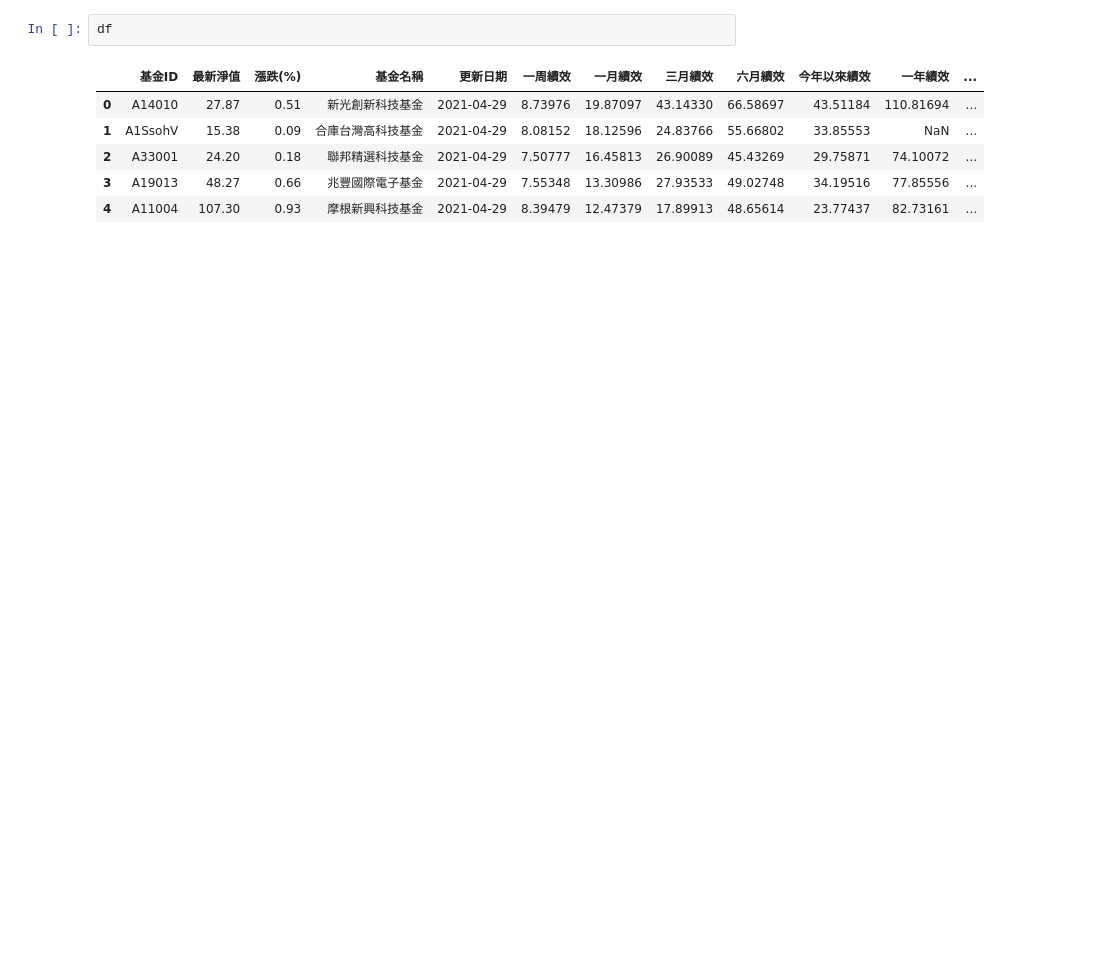
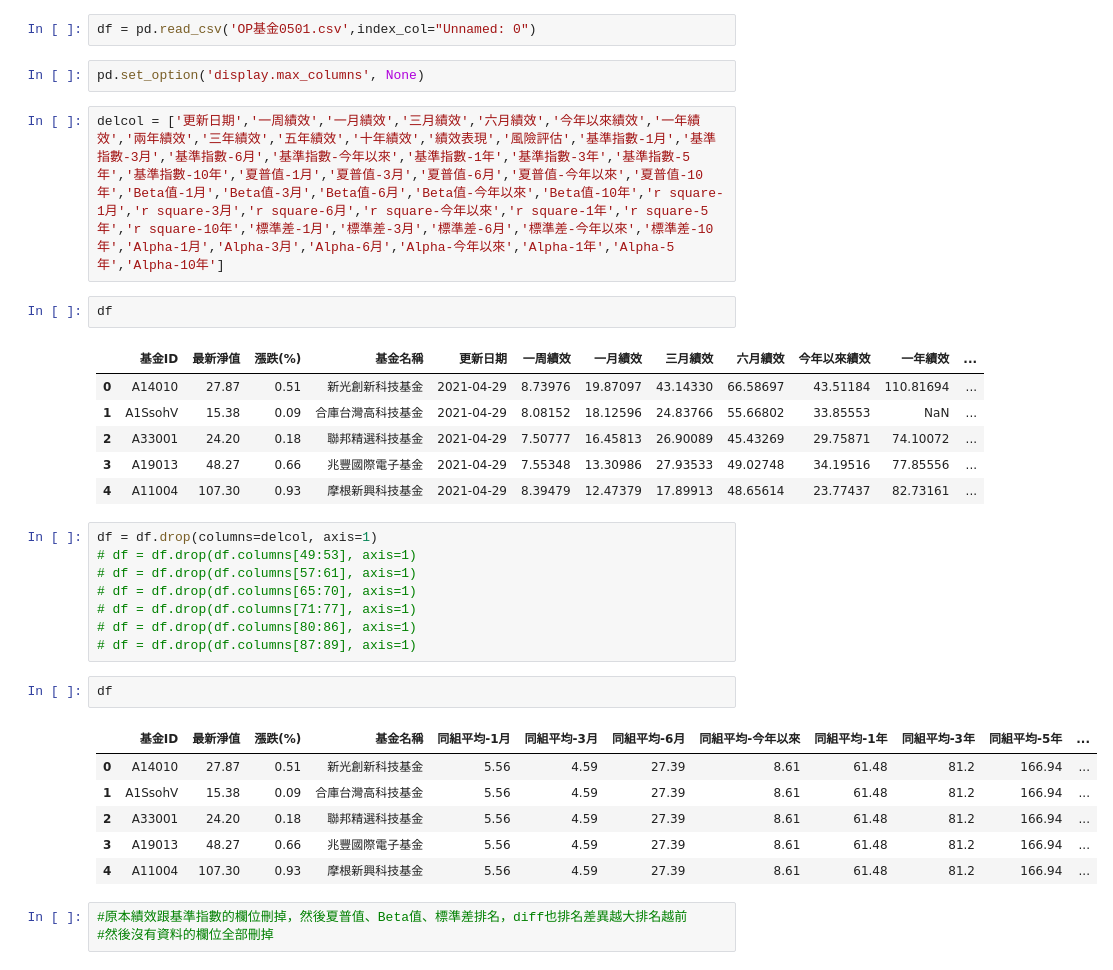
Before and after one commit to Vivian-Chou/Fintech-programming, a Jupyter notebook: final_project/data_processing/初步處理資訊.ipynb, the cells around one changed output. Drawn from its saved outputs; the diff is of its cells as text; blank space fills up the shorter version.

```diff
--- a/final_project/data_processing/初步處理資訊.ipynb
+++ b/final_project/data_processing/初步處理資訊.ipynb
@@ -22,6 +22,12 @@ for col in values[17:25]:
     n+=1
 # %%
 df.to_csv('OP基金0501.csv',encoding = 'utf-8')
+# %%
+df = pd.read_csv('OP基金0501.csv',index_col="Unnamed: 0")
+# %%
+pd.set_option('display.max_columns', None)
+# %%
+delcol = ['更新日期','一周績效','一月績效','三月績效','六月績效','今年以來績效','一年績效','兩年績效','三年績效','五年績效','十年績效','績效表現','風險評估','基準指數-1月','基準指數-3月','基準指數-6月','基準指數-今年以來','基準指數-1年','基準指數-3年','基準指數-5年','基準指數-10年','夏普值-1月','夏普值-3月','夏普值-6月','夏普值-今年以來','夏普值-10年','Beta值-1月','Beta值-3月','Beta值-6月','Beta值-今年以來','Beta值-10年','r square-1月','r square-3月','r square-6月','r square-今年以來','r square-1年','r square-5年','r square-10年','標準差-1月','標準差-3月','標準差-6月','標準差-今年以來','標準差-10年','Alpha-1月','Alpha-3月','Alpha-6月','Alpha-今年以來','Alpha-1年','Alpha-5年','Alpha-10年']
 # %%
 df
 # %% [output]
@@ -31,3 +37,23 @@ df
 | 2 | A33001 | 24.20 | 0.18 | 聯邦精選科技基金 | 2021-04-29 | 7.50777 | 16.45813 | 26.90089 | 45.43269 | 29.75871 | 74.10072 | ... |
 | 3 | A19013 | 48.27 | 0.66 | 兆豐國際電子基金 | 2021-04-29 | 7.55348 | 13.30986 | 27.93533 | 49.02748 | 34.19516 | 77.85556 | ... |
 | 4 | A11004 | 107.30 | 0.93 | 摩根新興科技基金 | 2021-04-29 | 8.39479 | 12.47379 | 17.89913 | 48.65614 | 23.77437 | 82.73161 | ... |
+# %%
+df = df.drop(columns=delcol, axis=1)
+# df = df.drop(df.columns[49:53], axis=1)
+# df = df.drop(df.columns[57:61], axis=1)
+# df = df.drop(df.columns[65:70], axis=1)
+# df = df.drop(df.columns[71:77], axis=1)
+# df = df.drop(df.columns[80:86], axis=1)
+# df = df.drop(df.columns[87:89], axis=1)
+# %%
+df
+# %% [output]
+|  | 基金ID | 最新淨值 | 漲跌(%) | 基金名稱 | 同組平均-1月 | 同組平均-3月 | 同組平均-6月 | 同組平均-今年以來 | 同組平均-1年 | 同組平均-3年 | 同組平均-5年 | ... |
+| 0 | A14010 | 27.87 | 0.51 | 新光創新科技基金 | 5.56 | 4.59 | 27.39 | 8.61 | 61.48 | 81.2 | 166.94 | ... |
+| 1 | A1SsohV | 15.38 | 0.09 | 合庫台灣高科技基金 | 5.56 | 4.59 | 27.39 | 8.61 | 61.48 | 81.2 | 166.94 | ... |
+| 2 | A33001 | 24.20 | 0.18 | 聯邦精選科技基金 | 5.56 | 4.59 | 27.39 | 8.61 | 61.48 | 81.2 | 166.94 | ... |
+| 3 | A19013 | 48.27 | 0.66 | 兆豐國際電子基金 | 5.56 | 4.59 | 27.39 | 8.61 | 61.48 | 81.2 | 166.94 | ... |
+| 4 | A11004 | 107.30 | 0.93 | 摩根新興科技基金 | 5.56 | 4.59 | 27.39 | 8.61 | 61.48 | 81.2 | 166.94 | ... |
+# %%
+#原本績效跟基準指數的欄位刪掉，然後夏普值、Beta值、標準差排名，diff也排名差異越大排名越前
+#然後沒有資料的欄位全部刪掉
```
Also changed, not shown: parts of 3 cells of this notebook.
